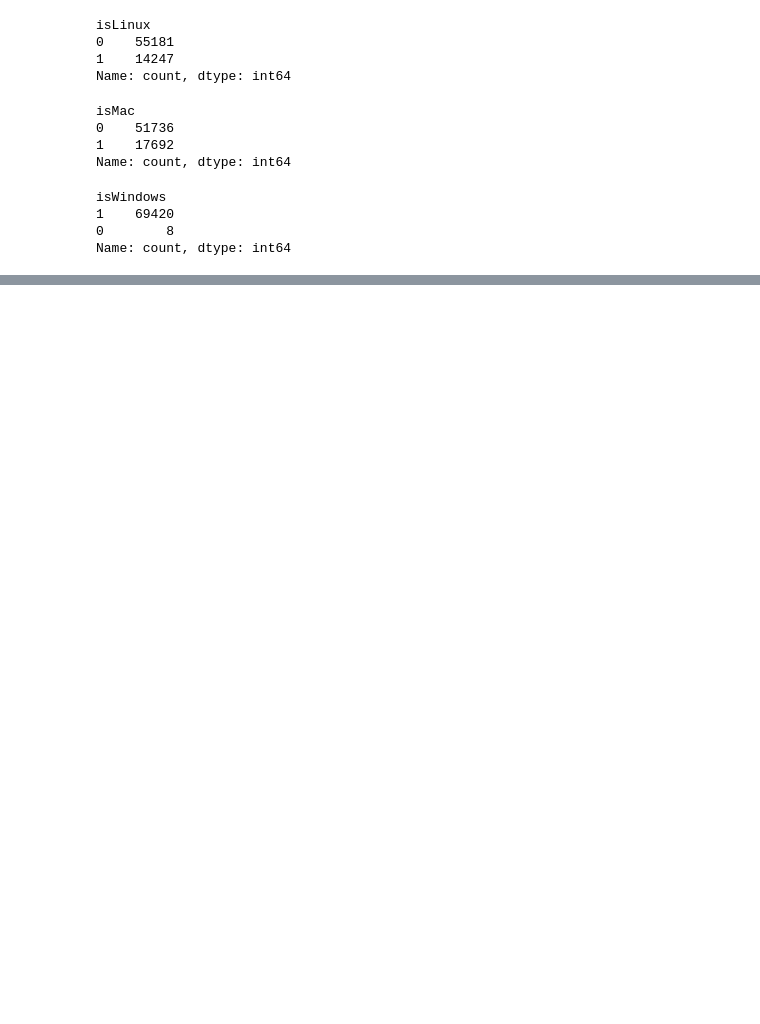
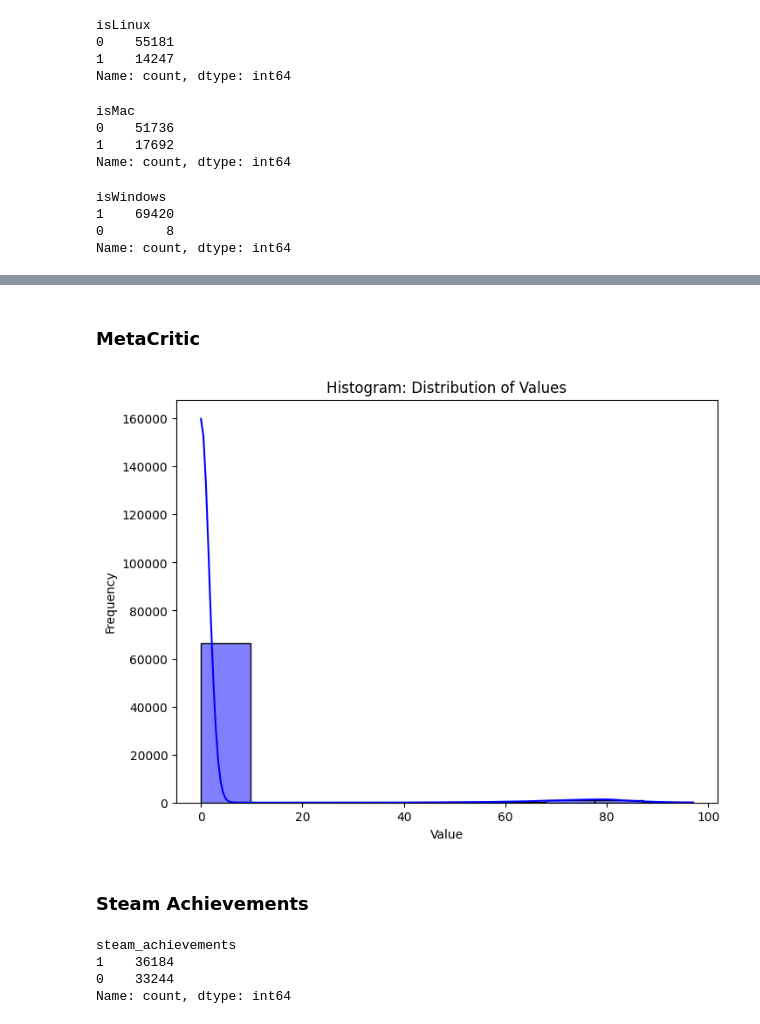
Before and after one commit to AmrMaree/Machine-Learning-Project, a Jupyter notebook: milestone1.ipynb, the cells around one changed output, grey strips where cells are left out. Cells and saved outputs as stored; diff of their text form; code cells hidden in the pictures; blank space fills up the shorter version.

Commit message:
visualization

```diff
--- a/milestone1.ipynb
+++ b/milestone1.ipynb
@@ -218,8 +218,7 @@ df['achievements_total'] = pd.to_numeric(df['achievements_total'], errors='coerc
 df['genres'] = df['genres'].fillna('Unknown')
 df['release_date'] = df['release_date'].replace('Coming soon', pd.NA)
 df['release_date'] = pd.to_datetime(df['release_date'], errors='coerce')
-release_year = df['release_date'].dt.year
-df['release_year'] = release_year.fillna(release_year.mode()[0]).astype(int)
+df['release_year'] = df['release_date'].dt.year.fillna(df['release_date'].dt.year.mode()[0])
 # %%
 # Drop aiContent if all NaN
 df.drop(columns=['aiContent'], inplace=True)
@@ -416,0 +420,20 @@ Name: count, dtype: int64
+# %% [markdown]
+### MetaCritic
+# %%
+plt.figure(figsize=(8, 6))
+sns.histplot(data=df, x='metacritic', bins=10, kde=True, color='blue')
+plt.title('Histogram: Distribution of Values')
+plt.xlabel('Value')
+plt.ylabel('Frequency')
+plt.show()
+# %% [output]
+[figure, added]
+# %% [markdown]
+### Steam Achievements
+# %%
+df['steam_achievements'].value_counts()
+# %% [output]
+steam_achievements
+1    36184
+0    33244
+Name: count, dtype: int64
```
Also changed, not shown: parts of 54 cells of this notebook.
